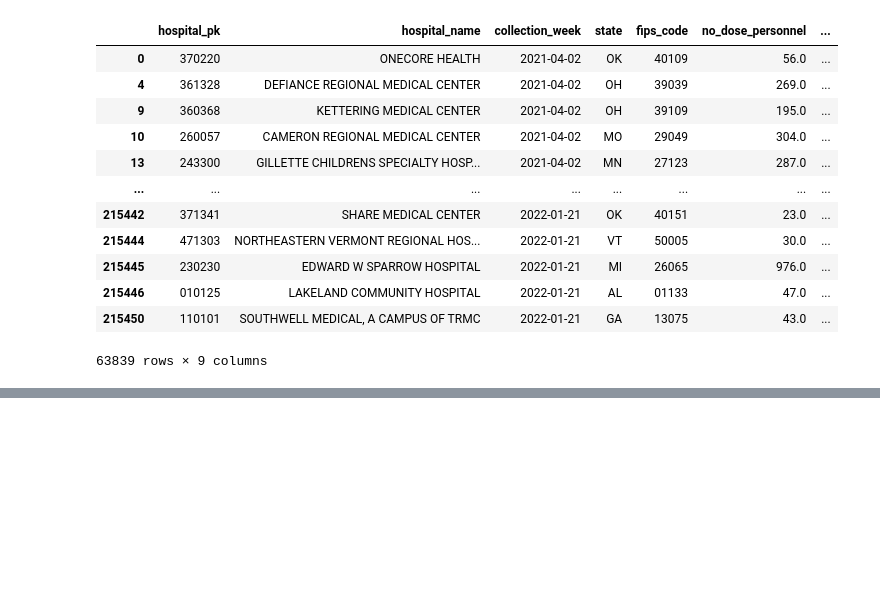
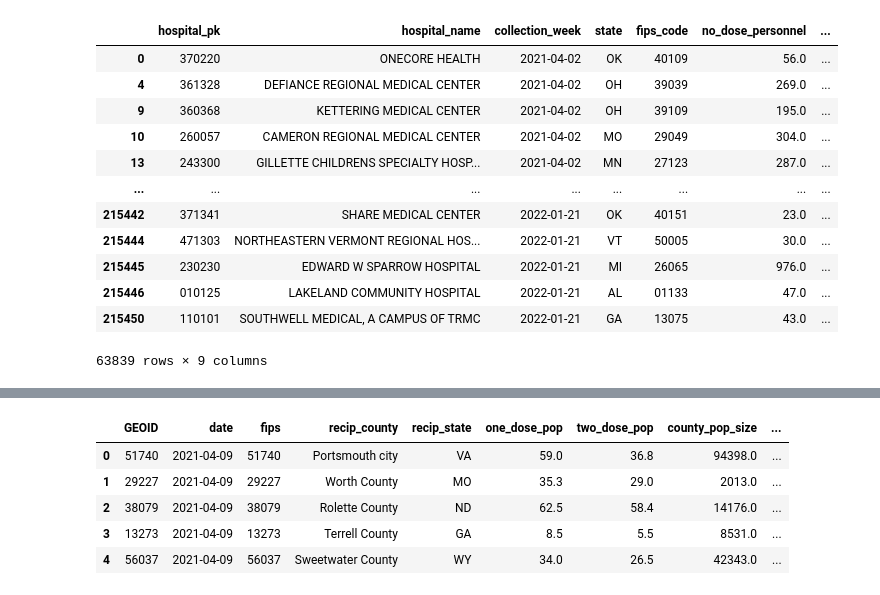
Before and after one commit to aday651/comp-journal, a Jupyter notebook: covid-data-quality/wrangling.ipynb, the cells around one changed output, grey strips where cells are left out. Drawn from its saved outputs; the diff is of its cells as text; code cells hidden in the pictures; blank space fills up the shorter version.

```diff
--- a/covid-data-quality/wrangling.ipynb
+++ b/covid-data-quality/wrangling.ipynb
@@ -435,0 +405,21 @@ date (1): date
+# %%
+survey_results_df = gpd.read_file('/content/survey_results.geojson')
+county_covid_df = gpd.read_file('/content/county_covid.geojson')
+
+# Replacing suppressed values with 0 for purposes of calculation
+survey_results_df = survey_results_df.replace(-999999, 0)
+
+# Adding some data quality metrics, number of people in the hospital
+survey_results_df['data_reported'] = np.where(
+    survey_results_df['no_dose_personnel'] + survey_results_df['one_dose_personnel'] + survey_results_df['two_dose_personnel'] > 0,
+    1, 0
+)
+
+survey_results_df['correct_coding'] = np.where(
+    (survey_results_df['data_reported'] == 1) & (survey_results_df['one_dose_personnel'] >= survey_results_df['two_dose_personnel']),
+    1, 0
+)
+
+survey_results_df['total_personnel'] = survey_results_df['no_dose_personnel'] + np.maximum(survey_results_df['one_dose_personnel'], survey_results_df['two_dose_personnel'])
+survey_results_df['percentage_unvacc'] = survey_results_df['no_dose_personnel'] / survey_results_df['total_personnel']
+survey_results_df['std_error'] = np.sqrt(survey_results_df['percentage_unvacc']*(1-survey_results_df['percentage_unvacc'])/survey_results_df['total_personnel'])
@@ -435,0 +450,10 @@ date (1): date
+# %%
+county_covid_df['percentage_unvacc_county'] = 1 - county_covid_df['one_dose_pop']/100
+county_covid_df.head()
+# %% [output]
+|  | GEOID | date | fips | recip_county | recip_state | one_dose_pop | two_dose_pop | county_pop_size | ... |
+| 0 | 51740 | 2021-04-09 | 51740 | Portsmouth city | VA | 59.0 | 36.8 | 94398.0 | ... |
+| 1 | 29227 | 2021-04-09 | 29227 | Worth County | MO | 35.3 | 29.0 | 2013.0 | ... |
+| 2 | 38079 | 2021-04-09 | 38079 | Rolette County | ND | 62.5 | 58.4 | 14176.0 | ... |
+| 3 | 13273 | 2021-04-09 | 13273 | Terrell County | GA | 8.5 | 5.5 | 8531.0 | ... |
+| 4 | 56037 | 2021-04-09 | 56037 | Sweetwater County | WY | 34.0 | 26.5 | 42343.0 | ... |
```
Also changed, not shown: parts of 32 cells of this notebook.
